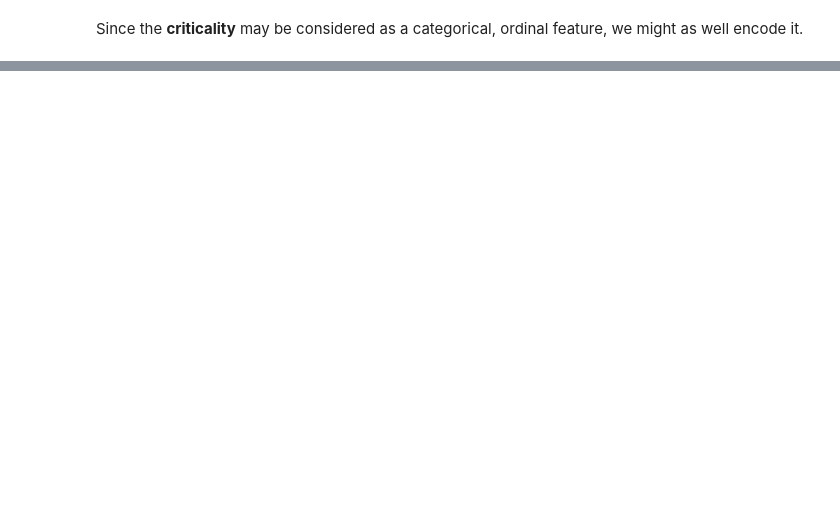
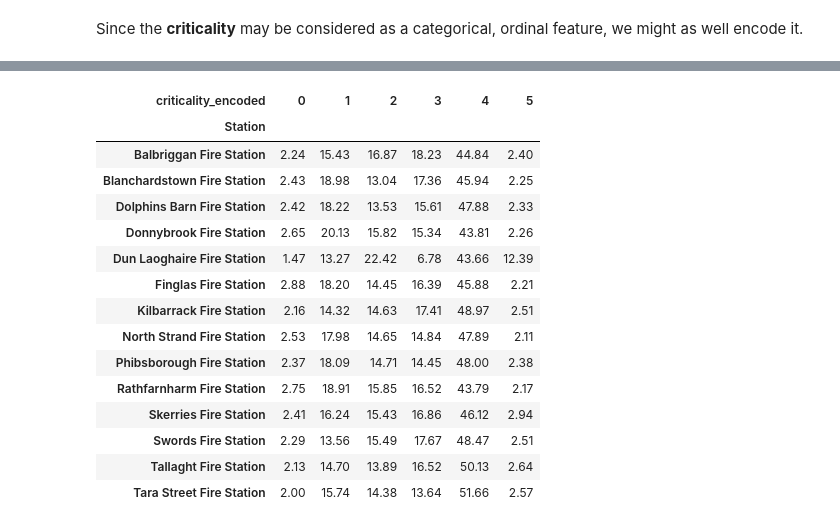
Before and after one commit to oscar-juarez-cct/ambulance-incidents, a Jupyter notebook: ambulance-incidents.ipynb, the cells around one changed output, grey strips where cells are left out. Drawn from its saved outputs; the diff is of its cells as text; code cells hidden in the pictures; blank space fills up the shorter version.

```diff
--- a/ambulance-incidents.ipynb
+++ b/ambulance-incidents.ipynb
@@ -127,0 +273,25 @@ dtype: int64
+# %%
+station_priority_pct = pd.crosstab(
+  df["Station"],
+  df["criticality_encoded"],
+  normalize="index"
+).mul(100).round(2)
+
+display(station_priority_pct)
+# %% [output]
+| criticality_encoded | 0 | 1 | 2 | 3 | 4 | 5 |
+| Station |  |  |  |  |  |  |
+| Balbriggan Fire Station | 2.24 | 15.43 | 16.87 | 18.23 | 44.84 | 2.40 |
+| Blanchardstown Fire Station | 2.43 | 18.98 | 13.04 | 17.36 | 45.94 | 2.25 |
+| Dolphins Barn Fire Station | 2.42 | 18.22 | 13.53 | 15.61 | 47.88 | 2.33 |
+| Donnybrook Fire Station | 2.65 | 20.13 | 15.82 | 15.34 | 43.81 | 2.26 |
+| Dun Laoghaire Fire Station | 1.47 | 13.27 | 22.42 | 6.78 | 43.66 | 12.39 |
+| Finglas Fire Station | 2.88 | 18.20 | 14.45 | 16.39 | 45.88 | 2.21 |
+| Kilbarrack Fire Station | 2.16 | 14.32 | 14.63 | 17.41 | 48.97 | 2.51 |
+| North Strand Fire Station | 2.53 | 17.98 | 14.65 | 14.84 | 47.89 | 2.11 |
+| Phibsborough Fire Station | 2.37 | 18.09 | 14.71 | 14.45 | 48.00 | 2.38 |
+| Rathfarnharm Fire Station | 2.75 | 18.91 | 15.85 | 16.52 | 43.79 | 2.17 |
+| Skerries Fire Station | 2.41 | 16.24 | 15.43 | 16.86 | 46.12 | 2.94 |
+| Swords Fire Station | 2.29 | 13.56 | 15.49 | 17.67 | 48.47 | 2.51 |
+| Tallaght Fire Station | 2.13 | 14.70 | 13.89 | 16.52 | 50.13 | 2.64 |
+| Tara Street Fire Station | 2.00 | 15.74 | 14.38 | 13.64 | 51.66 | 2.57 |
```
Also changed, not shown: parts of 34 cells of this notebook.
